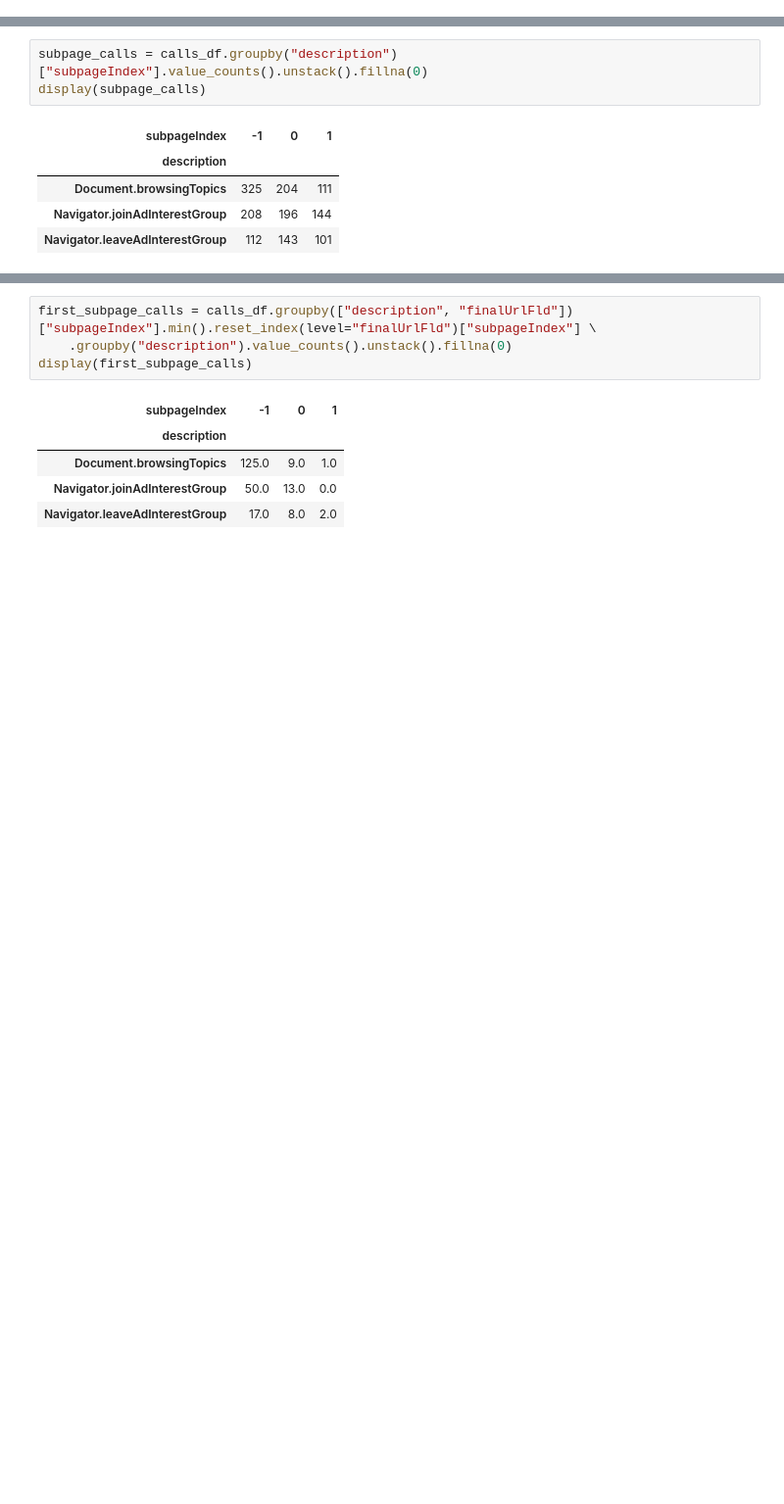
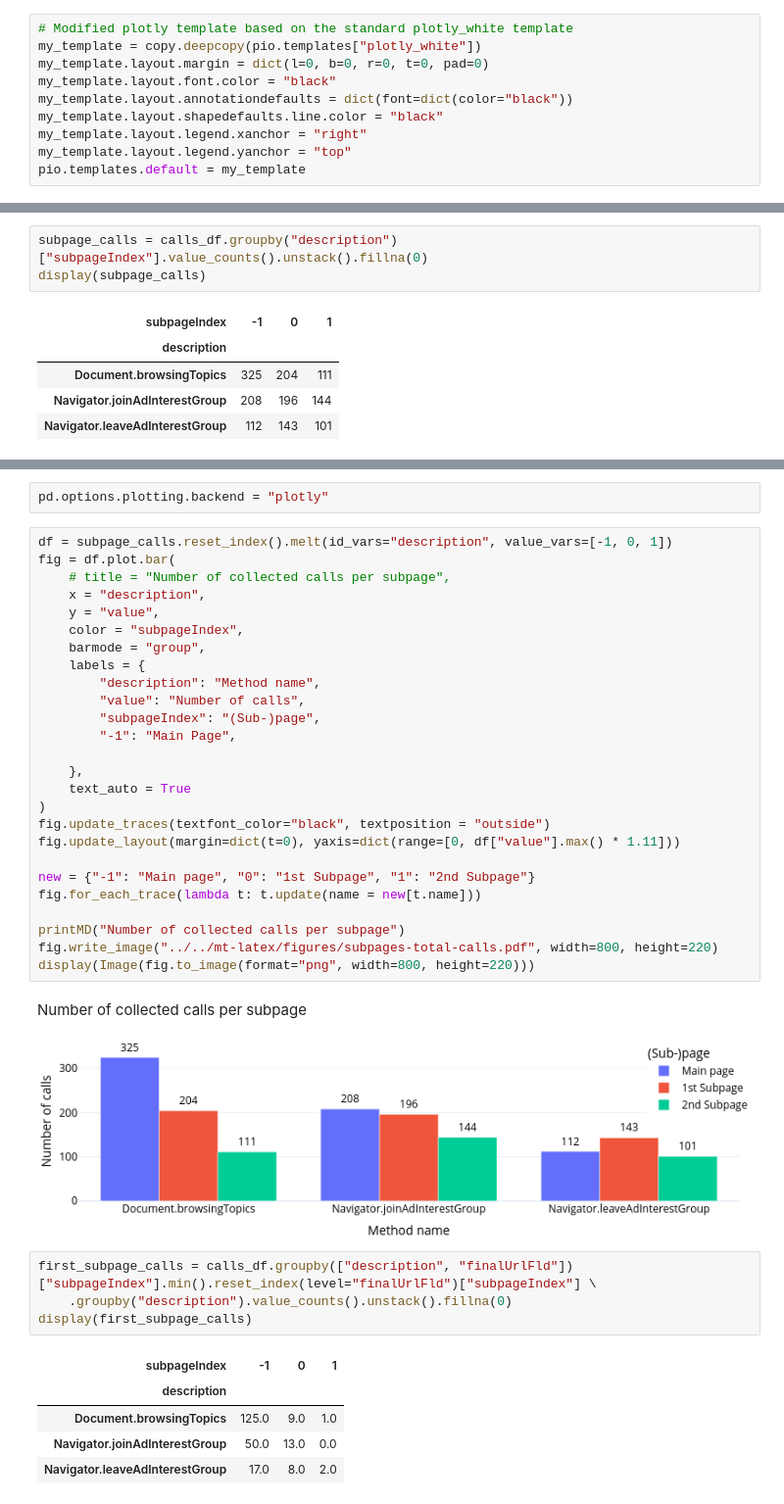
Before and after one commit to MichielP1807/tracker-radar-collector, a Jupyter notebook: post-processing/analysis-pilot-crawl.ipynb, the cells around one changed output, grey strips where cells are left out. Shown at 98% size. Cells and saved outputs as stored; diff of their text form; blank space fills up the shorter version.

Commit message:
Improve figures for appendix

```diff
--- a/post-processing/analysis-pilot-crawl.ipynb
+++ b/post-processing/analysis-pilot-crawl.ipynb
@@ -10,6 +19,16 @@ from IPython.display import display_markdown
 
 def printMD(txt):
     display_markdown(txt, raw=True)
+# %%
+# Modified plotly template based on the standard plotly_white template
+my_template = copy.deepcopy(pio.templates["plotly_white"])
+my_template.layout.margin = dict(l=0, b=0, r=0, t=0, pad=0)
+my_template.layout.font.color = "black"
+my_template.layout.annotationdefaults = dict(font=dict(color="black"))
+my_template.layout.shapedefaults.line.color = "black"
+my_template.layout.legend.xanchor = "right"
+my_template.layout.legend.yanchor = "top"
+pio.templates.default = my_template
 # %% [markdown]
 ## Load crawl data from JSON files
 # %%
@@ -416,3 +433,34 @@ for container, subpage in zip(ax.containers, subpage_calls):
+# %%
+pd.options.plotting.backend = "plotly"
+# %%
+df = subpage_calls.reset_index().melt(id_vars="description", value_vars=[-1, 0, 1])
+fig = df.plot.bar(
+    # title = "Number of collected calls per subpage",
+    x = "description",
+    y = "value",
+    color = "subpageIndex",
+    barmode = "group",
+    labels = {
+        "description": "Method name",
+        "value": "Number of calls",
+        "subpageIndex": "(Sub-)page",
+        "-1": "Main Page",
+
+    },
+    text_auto = True
+)
+fig.update_traces(textfont_color="black", textposition = "outside")
+fig.update_layout(margin=dict(t=0), yaxis=dict(range=[0, df["value"].max() * 1.11]))
+
+new = {"-1": "Main page", "0": "1st Subpage", "1": "2nd Subpage"}
+fig.for_each_trace(lambda t: t.update(name = new[t.name]))
+
+printMD("Number of collected calls per subpage")
+fig.write_image("../../mt-latex/figures/subpages-total-calls.pdf", width=800, height=220)
+display(Image(fig.to_image(format="png", width=800, height=220)))
+# %% [output]
+Number of collected calls per subpage
+[figure, added]
 # %%
 first_subpage_calls = calls_df.groupby(["description", "finalUrlFld"])["subpageIndex"].min().reset_index(level="finalUrlFld")["subpageIndex"] \
     .groupby("description").value_counts().unstack().fillna(0)
```
Also changed, not shown: parts of 5 cells of this notebook.
